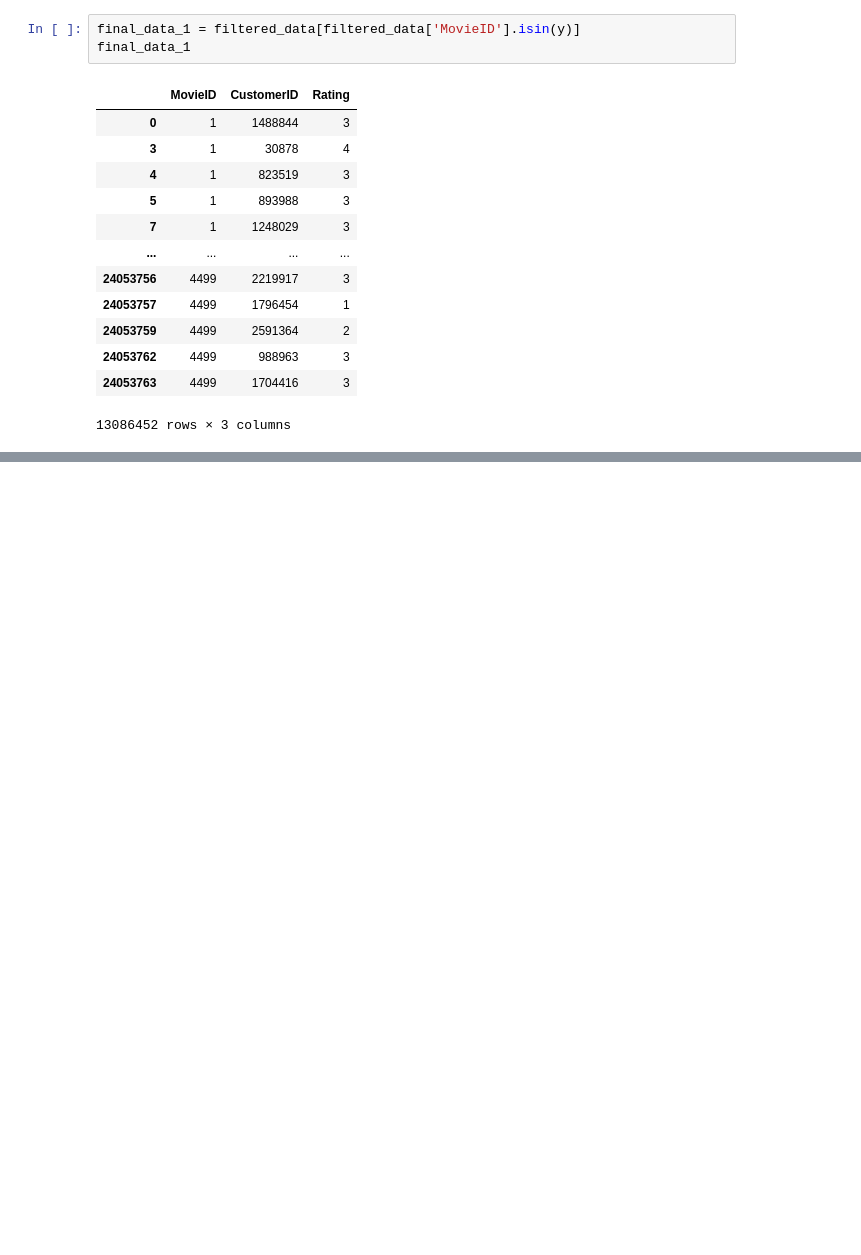
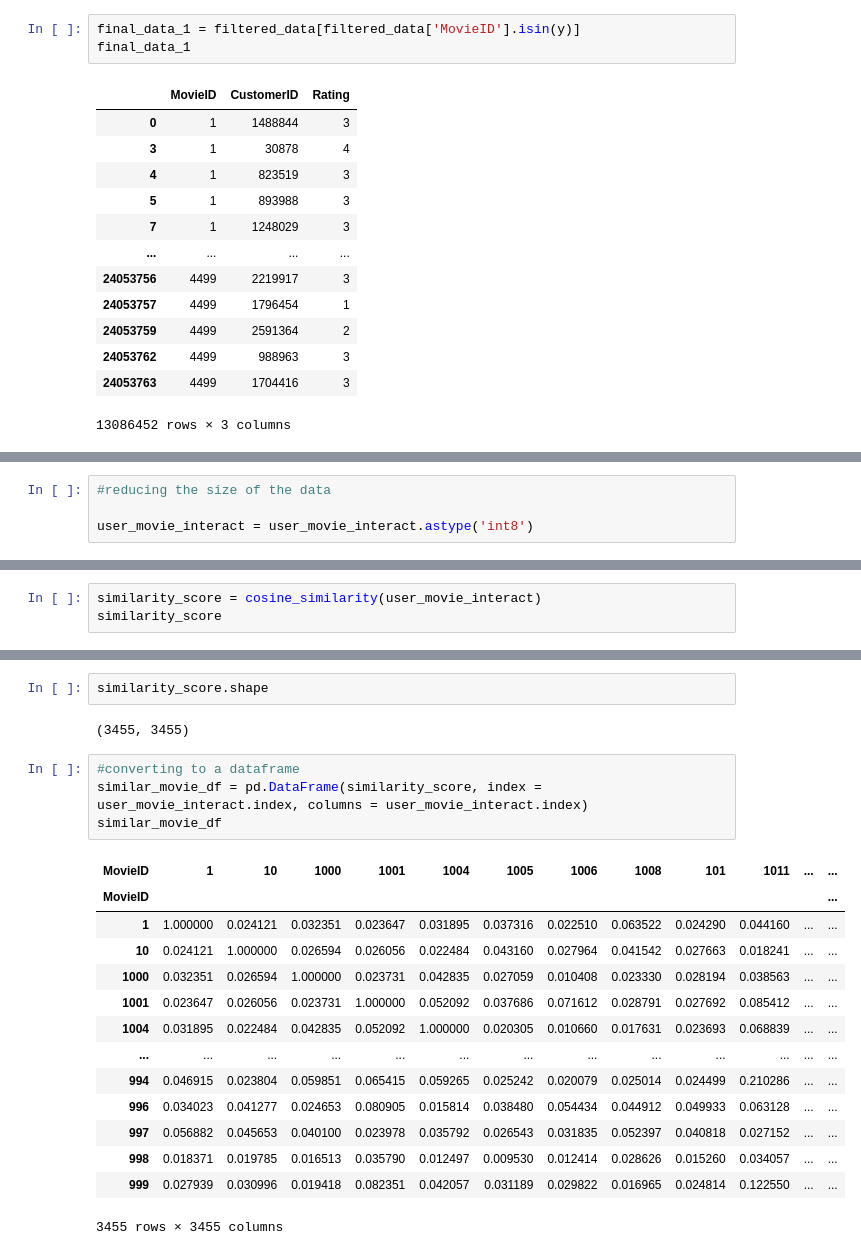
Before and after one commit to NityaVerma19/Movie-recommendation, a Jupyter notebook: netflix-prize.ipynb, the cells around one changed output, grey strips where cells are left out. Saved outputs shown, nothing was run; the diff lists cells and outputs as text; blank space fills up the shorter version.

```diff
--- a/netflix-prize.ipynb
+++ b/netflix-prize.ipynb
@@ -387,0 +409,4 @@ movie_titles
+# %%
+#reducing the size of the data
+
+user_movie_interact = user_movie_interact.astype('int8')
@@ -387,0 +423,3 @@ movie_titles
+# %%
+similarity_score = cosine_similarity(user_movie_interact)
+similarity_score
@@ -387,0 +440,23 @@ movie_titles
+# %%
+similarity_score.shape
+# %% [output]
+(3455, 3455)
+# %%
+#converting to a dataframe
+similar_movie_df = pd.DataFrame(similarity_score, index = user_movie_interact.index, columns = user_movie_interact.index)
+similar_movie_df
+# %% [output]
+| MovieID | 1 | 10 | 1000 | 1001 | 1004 | 1005 | 1006 | 1008 | 101 | 1011 | ... | ... |
+| MovieID |  |  |  |  |  |  |  |  |  |  |  | ... |
+| 1 | 1.000000 | 0.024121 | 0.032351 | 0.023647 | 0.031895 | 0.037316 | 0.022510 | 0.063522 | 0.024290 | 0.044160 | ... | ... |
+| 10 | 0.024121 | 1.000000 | 0.026594 | 0.026056 | 0.022484 | 0.043160 | 0.027964 | 0.041542 | 0.027663 | 0.018241 | ... | ... |
+| 1000 | 0.032351 | 0.026594 | 1.000000 | 0.023731 | 0.042835 | 0.027059 | 0.010408 | 0.023330 | 0.028194 | 0.038563 | ... | ... |
+| 1001 | 0.023647 | 0.026056 | 0.023731 | 1.000000 | 0.052092 | 0.037686 | 0.071612 | 0.028791 | 0.027692 | 0.085412 | ... | ... |
+| 1004 | 0.031895 | 0.022484 | 0.042835 | 0.052092 | 1.000000 | 0.020305 | 0.010660 | 0.017631 | 0.023693 | 0.068839 | ... | ... |
+| ... | ... | ... | ... | ... | ... | ... | ... | ... | ... | ... | ... | ... |
+| 994 | 0.046915 | 0.023804 | 0.059851 | 0.065415 | 0.059265 | 0.025242 | 0.020079 | 0.025014 | 0.024499 | 0.210286 | ... | ... |
+| 996 | 0.034023 | 0.041277 | 0.024653 | 0.080905 | 0.015814 | 0.038480 | 0.054434 | 0.044912 | 0.049933 | 0.063128 | ... | ... |
+| 997 | 0.056882 | 0.045653 | 0.040100 | 0.023978 | 0.035792 | 0.026543 | 0.031835 | 0.052397 | 0.040818 | 0.027152 | ... | ... |
+| 998 | 0.018371 | 0.019785 | 0.016513 | 0.035790 | 0.012497 | 0.009530 | 0.012414 | 0.028626 | 0.015260 | 0.034057 | ... | ... |
+| 999 | 0.027939 | 0.030996 | 0.019418 | 0.082351 | 0.042057 | 0.031189 | 0.029822 | 0.016965 | 0.024814 | 0.122550 | ... | ... |
+3455 rows × 3455 columns
```
Also changed, not shown: parts of 25 cells of this notebook.
